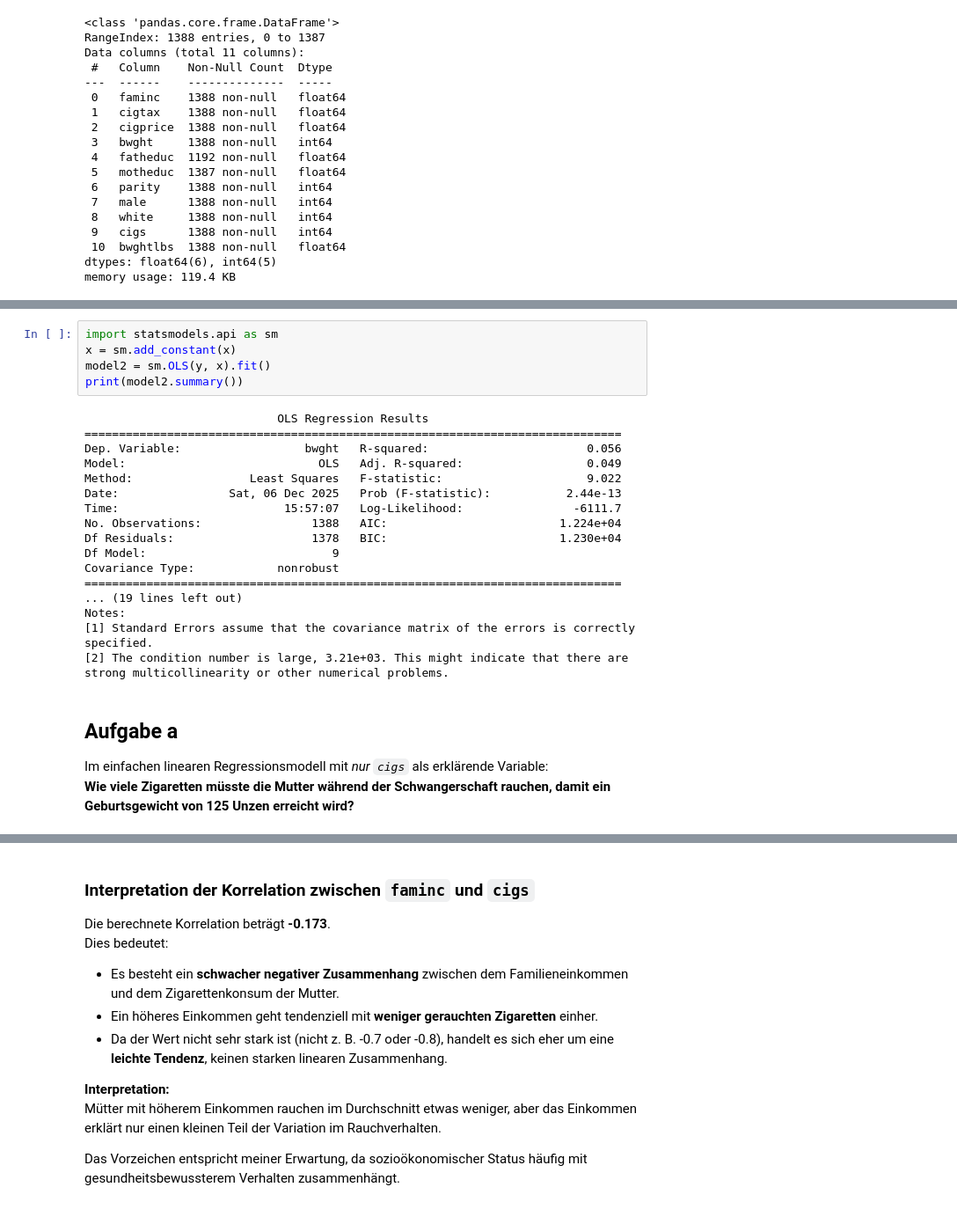
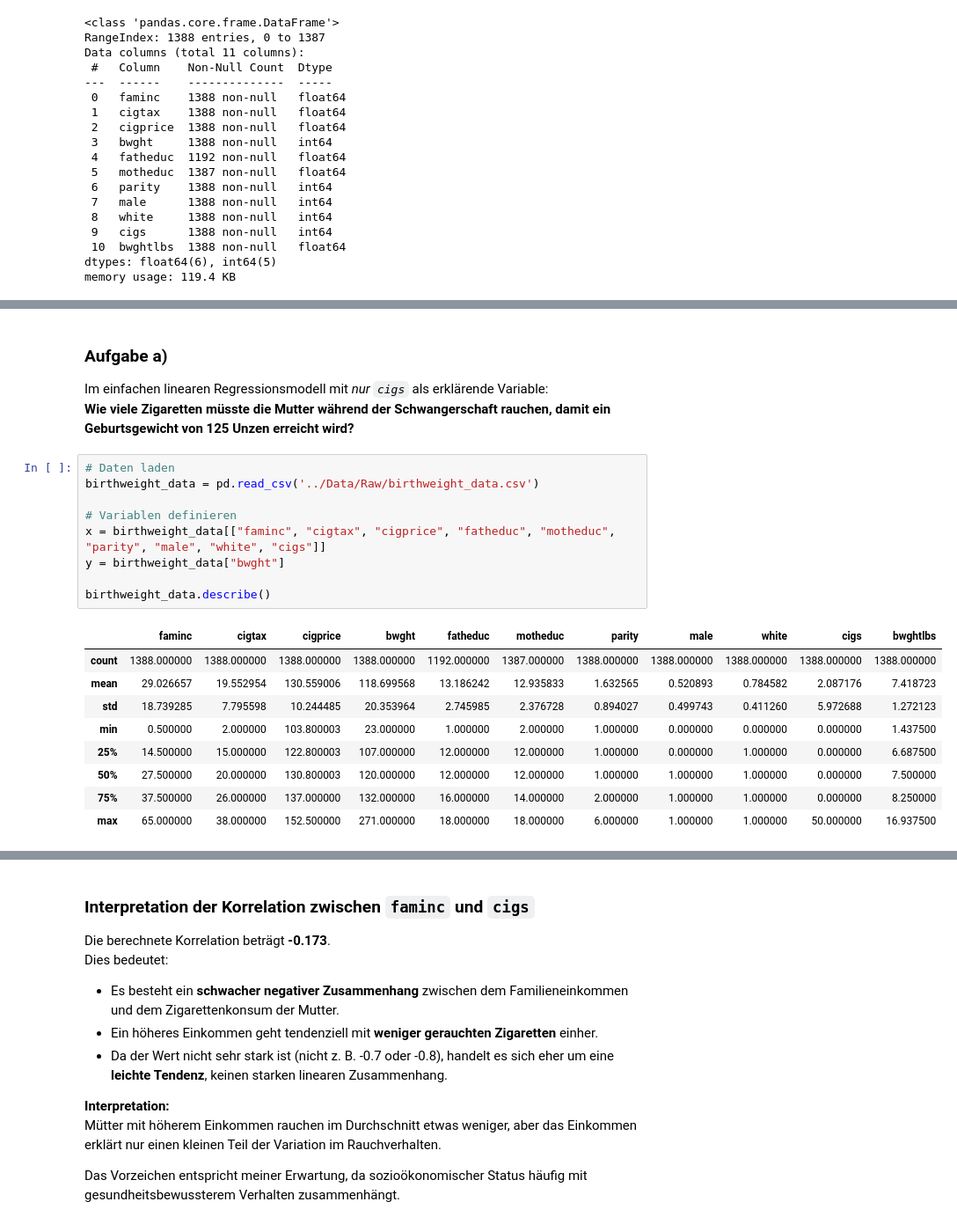
Before and after one commit to Basti070301/ml-foundations, a Jupyter notebook: Model/01_linear_regression/Notebooks/birthweight_data_exercise.ipynb, the cells around one changed output, grey strips where cells are left out. Shown at 88% size. Cells and saved outputs as stored; diff of their text form.

```diff
--- a/Model/01_linear_regression/Notebooks/birthweight_data_exercise.ipynb
+++ b/Model/01_linear_regression/Notebooks/birthweight_data_exercise.ipynb
@@ -249,27 +121,23 @@ print(model1.intercept_)
-# %%
-import statsmodels.api as sm
-x = sm.add_constant(x)
-model2 = sm.OLS(y, x).fit()
-print(model2.summary())
-# %% [output]
-                            OLS Regression Results
-==============================================================================
-Dep. Variable:                  bwght   R-squared:                       0.056
-Model:                            OLS   Adj. R-squared:                  0.049
-Method:                 Least Squares   F-statistic:                     9.022
-Date:                Sat, 06 Dec 2025   Prob (F-statistic):           2.44e-13
-Time:                        15:57:07   Log-Likelihood:                -6111.7
-No. Observations:                1388   AIC:                         1.224e+04
-Df Residuals:                    1378   BIC:                         1.230e+04
-Df Model:                           9
-Covariance Type:            nonrobust
-==============================================================================
-... (19 lines left out)
-Notes:
-[1] Standard Errors assume that the covariance matrix of the errors is correctly specified.
-[2] The condition number is large, 3.21e+03. This might indicate that there are
-strong multicollinearity or other numerical problems.
 # %% [markdown]
-## Aufgabe a
+### Aufgabe a)
 Im einfachen linearen Regressionsmodell mit *nur `cigs`* als erklärende Variable:
 **Wie viele Zigaretten müsste die Mutter während der Schwangerschaft rauchen, damit ein Geburtsgewicht von 125 Unzen erreicht wird?**
+# %%
+# Daten laden
+birthweight_data = pd.read_csv('../Data/Raw/birthweight_data.csv')
+
+# Variablen definieren
+x = birthweight_data[["faminc", "cigtax", "cigprice", "fatheduc", "motheduc", "parity", "male", "white", "cigs"]]
+y = birthweight_data["bwght"]
+
+birthweight_data.describe()
+# %% [output]
+|  | faminc | cigtax | cigprice | bwght | fatheduc | motheduc | parity | male | white | cigs | bwghtlbs |
+| count | 1388.000000 | 1388.000000 | 1388.000000 | 1388.000000 | 1192.000000 | 1387.000000 | 1388.000000 | 1388.000000 | 1388.000000 | 1388.000000 | 1388.000000 |
+| mean | 29.026657 | 19.552954 | 130.559006 | 118.699568 | 13.186242 | 12.935833 | 1.632565 | 0.520893 | 0.784582 | 2.087176 | 7.418723 |
+| std | 18.739285 | 7.795598 | 10.244485 | 20.353964 | 2.745985 | 2.376728 | 0.894027 | 0.499743 | 0.411260 | 5.972688 | 1.272123 |
+| min | 0.500000 | 2.000000 | 103.800003 | 23.000000 | 1.000000 | 2.000000 | 1.000000 | 0.000000 | 0.000000 | 0.000000 | 1.437500 |
+| 25% | 14.500000 | 15.000000 | 122.800003 | 107.000000 | 12.000000 | 12.000000 | 1.000000 | 0.000000 | 1.000000 | 0.000000 | 6.687500 |
+| 50% | 27.500000 | 20.000000 | 130.800003 | 120.000000 | 12.000000 | 12.000000 | 1.000000 | 1.000000 | 1.000000 | 0.000000 | 7.500000 |
+| 75% | 37.500000 | 26.000000 | 137.000000 | 132.000000 | 16.000000 | 14.000000 | 2.000000 | 1.000000 | 1.000000 | 0.000000 | 8.250000 |
+| max | 65.000000 | 38.000000 | 152.500000 | 271.000000 | 18.000000 | 18.000000 | 6.000000 | 1.000000 | 1.000000 | 50.000000 | 16.937500 |
```
Also changed, not shown: parts of 48 cells of this notebook.
